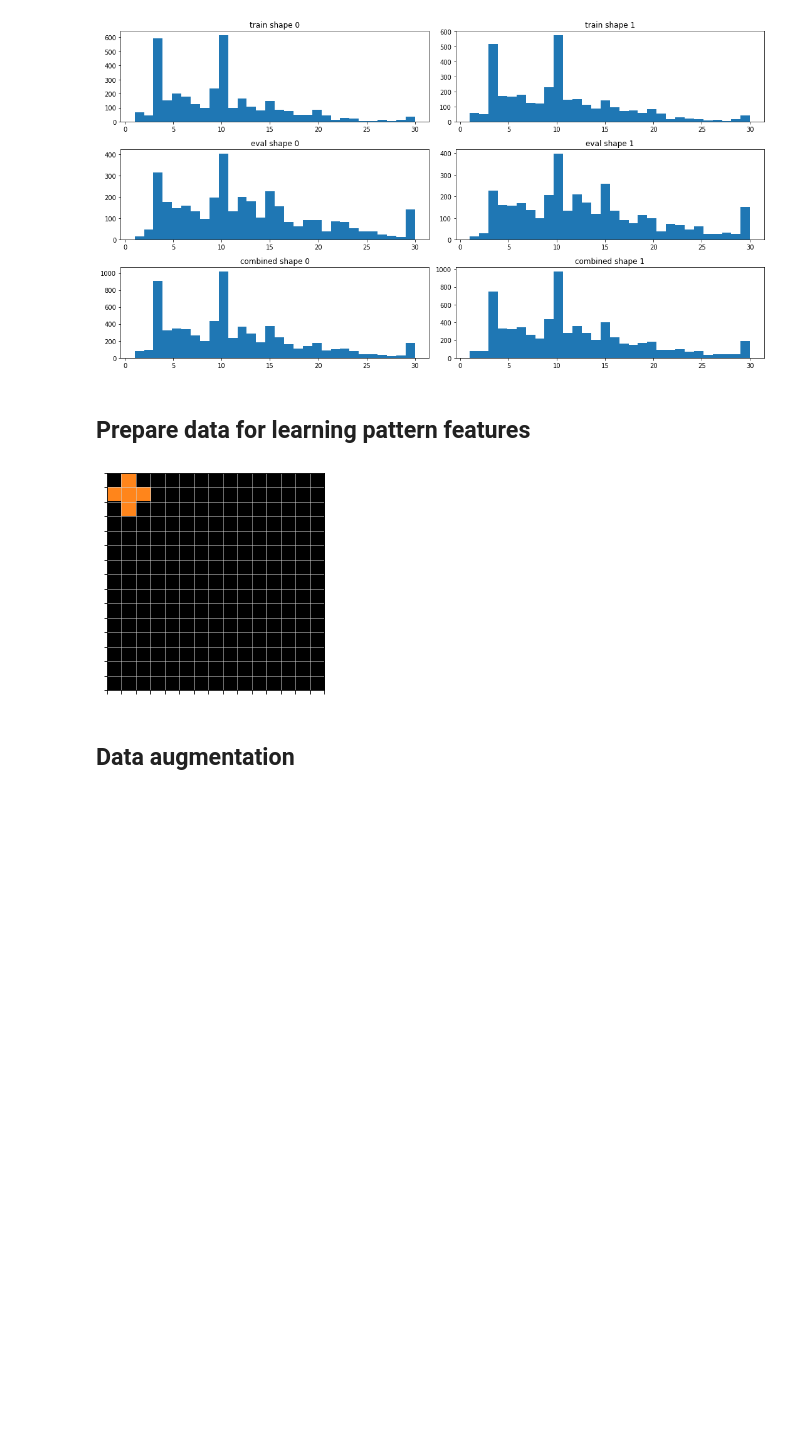
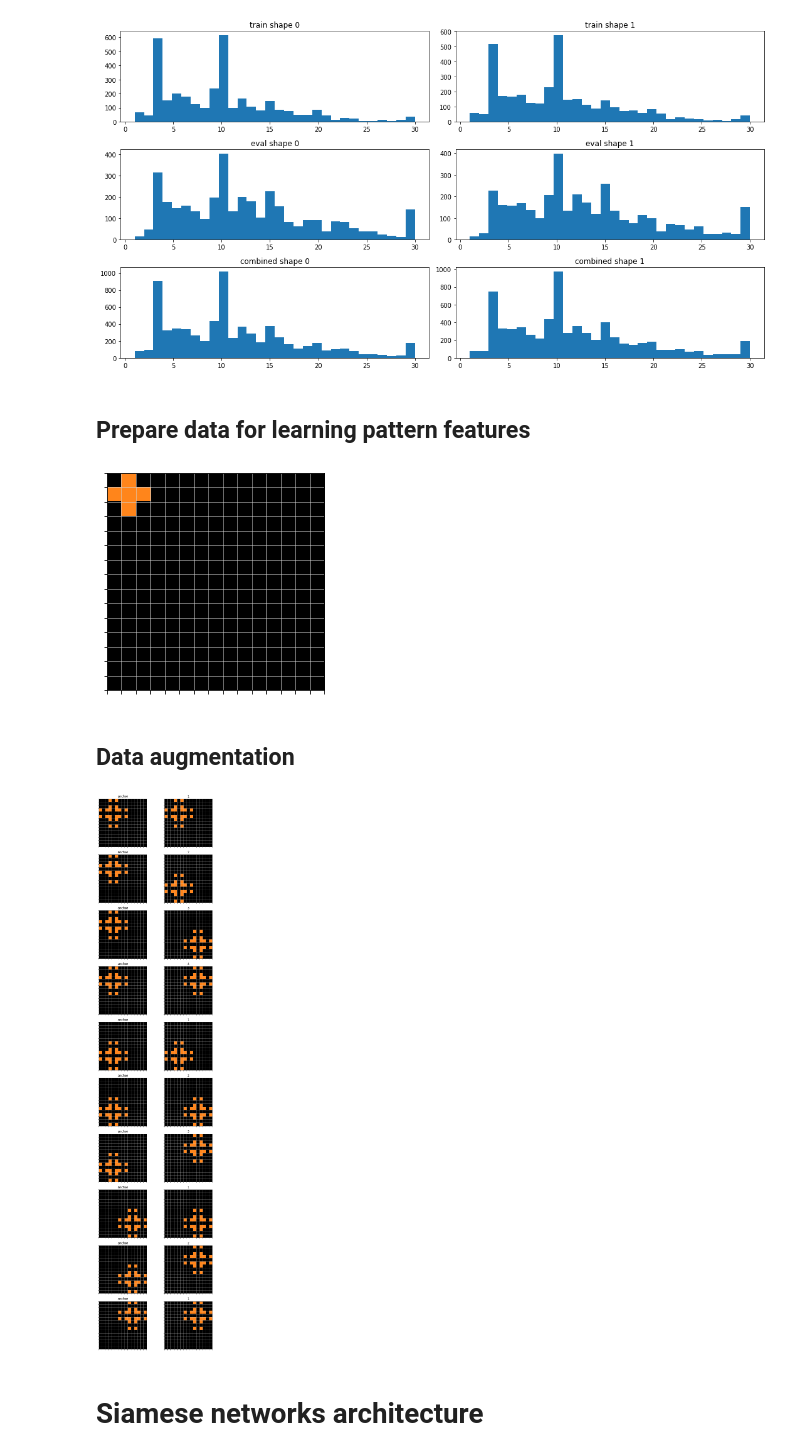
Before and after one commit to omerhac/arc_challenge, a Jupyter notebook: arc.ipynb, the cells around one changed output. Drawn from its saved outputs; the diff is of its cells as text; code cells hidden in the pictures; blank space fills up the shorter version.

```diff
--- a/arc.ipynb
+++ b/arc.ipynb
@@ -62,7 +62,7 @@ Wall time: 3min 12s
 # %% [markdown]
 ## Utility functions
 # %%
-def plot_board(board, ax):
+def plot_board(board, ax, title=""):
   """
   Plot a board on a given axis
   """
@@ -77,7 +77,7 @@ def plot_board(board, ax):
   ax.set_xticks([x-0.5 for x in range(1+board.shape[1])])
   ax.set_xticklabels([])
   ax.set_yticklabels([])
-
+  ax.set_title(title)
 
 def plot_one(task, ax, i,train_or_test,input_or_output):
   """
@@ -122,6 +122,22 @@ def plot_task(task):
             plot_one(axs[1,i],i,'test','output')
     plt.tight_layout()
     plt.show()
+
+
+def plot_board_pairs(board_pairs, labels):
+  """
+  Plots the board pairs with their label as a title
+  """
+
+  fig, axs = plt.subplots(len(board_pairs), 2, figsize=(8, 3 * len(board_pairs)))
+
+  for i, pair in enumerate(board_pairs):
+    # plot a pair on a given axis
+    plot_board(pair[0], axs[i, 0], title="anchor")
+    plot_board(pair[1], axs[i, 1], title=labels[i])
+
+  plt.tight_layout()
+  plt.show()
 # %%
 plot_task(eval_tasks[1])
 # %% [output]
@@ -337,3 +355,12 @@ def get_binary_board(board):
   """
 
   return board != 0
+# %%
+# test it
+r = get_rotated_views(test_boards[7])
+pairs, labels = get_rotated_data_pairs(r)
+plot_board_pairs(pairs, labels)
+# %% [output]
+[figure, added]
+# %% [markdown]
+# Siamese networks architecture
```
Also changed, not shown: parts of 8 cells of this notebook.
